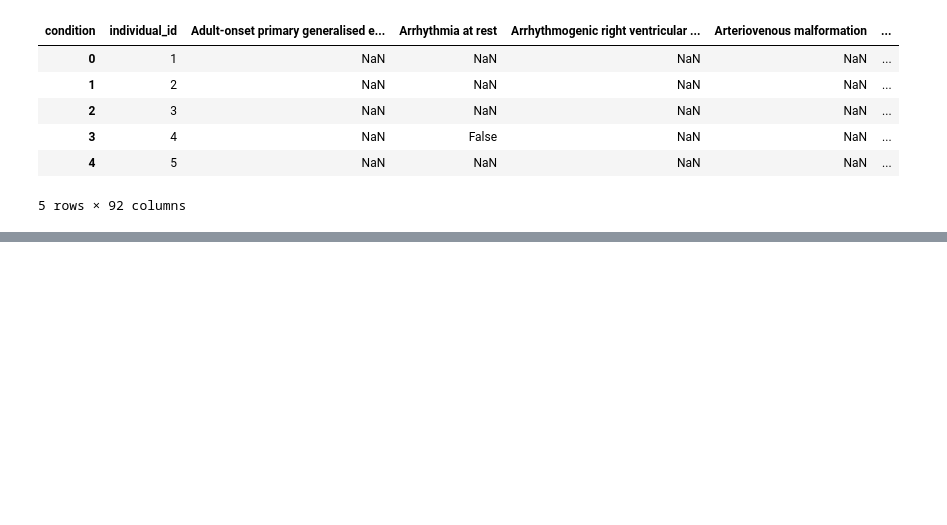
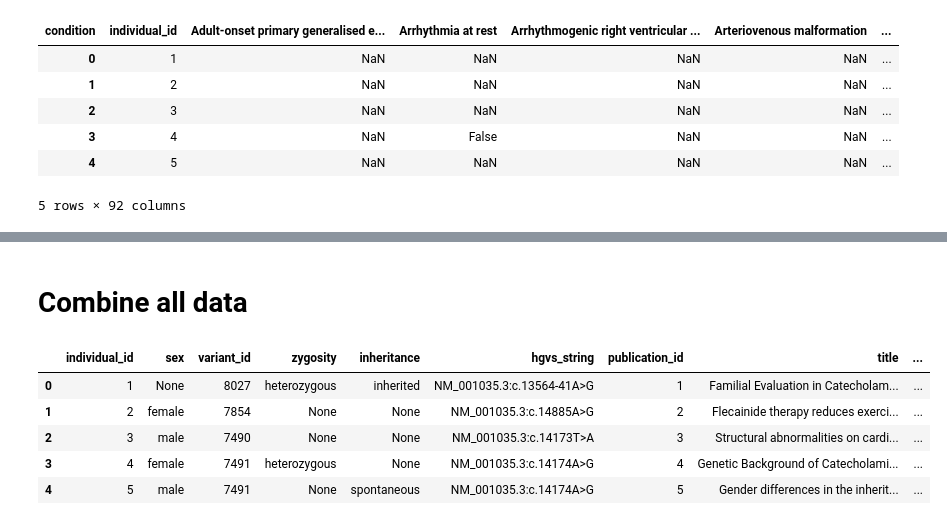
Before and after one commit to alexdaiii/cpvt_database_analysis, a Jupyter notebook: notebooks/pivot_tables.ipynb, the cells around one changed output, grey strips where cells are left out. Drawn from its saved outputs; the diff is of its cells as text; code cells hidden in the pictures; blank space fills up the shorter version.

```diff
--- a/notebooks/pivot_tables.ipynb
+++ b/notebooks/pivot_tables.ipynb
@@ -64,0 +294,80 @@ df2.to_csv(df_file, index=False)
+# %% [markdown]
+# Combine all data
+# %%
+df_rest = pd.read_sql("""
+SELECT
+i.individual_id,
+iis.value
+AS
+sex,
+iv.variant_id,
+z.zygosity,
+vi.variant_inheritance
+AS
+inheritance,
+v.hgvs_string,
+itp.publication_id,
+p.title,
+p.first_author,
+p.pmid,
+p.reference,
+p.doi,
+p.year,
+i.extra_information
+FROM
+individual
+i
+LEFT
+JOIN
+individual_sex
+iis
+ON
+i.individual_sex_id = iis.individual_sex_id
+LEFT
+JOIN
+individual_variant
+iv
+ON
+i.individual_id = iv.individual_id
+LEFT
+JOIN
+zygosity
+z
+ON
+iv.zygosity_id = z.zygosity_id
+LEFT
+JOIN
+variant_inheritance
+vi
+ON
+iv.variant_inheritance_id = vi.variant_inheritance_id
+LEFT
+JOIN
+variant
+v
+ON
+iv.variant_id = v.variant_id
+LEFT
+JOIN
+individual_to_publication
+itp
+ON
+i.individual_id = itp.individual_id
+LEFT
+JOIN
+publication
+p
+ON
+itp.publication_id = p.publication_id
+ORDER
+BY
+i.individual_id;
+""", engine)
+df_rest.head()
+# %% [output]
+|  | individual_id | sex | variant_id | zygosity | inheritance | hgvs_string | publication_id | title | ... |
+| 0 | 1 | None | 8027 | heterozygous | inherited | NM_001035.3:c.13564-41A>G | 1 | Familial Evaluation in Catecholam... | ... |
+| 1 | 2 | female | 7854 | None | None | NM_001035.3:c.14885A>G | 2 | Flecainide therapy reduces exerci... | ... |
+| 2 | 3 | male | 7490 | None | None | NM_001035.3:c.14173T>A | 3 | Structural abnormalities on cardi... | ... |
+| 3 | 4 | female | 7491 | heterozygous | None | NM_001035.3:c.14174A>G | 4 | Genetic Background of Catecholami... | ... |
+| 4 | 5 | male | 7491 | None | spontaneous | NM_001035.3:c.14174A>G | 5 | Gender differences in the inherit... | ... |
```
Also changed, not shown: parts of 23 cells of this notebook, 2 other files.
